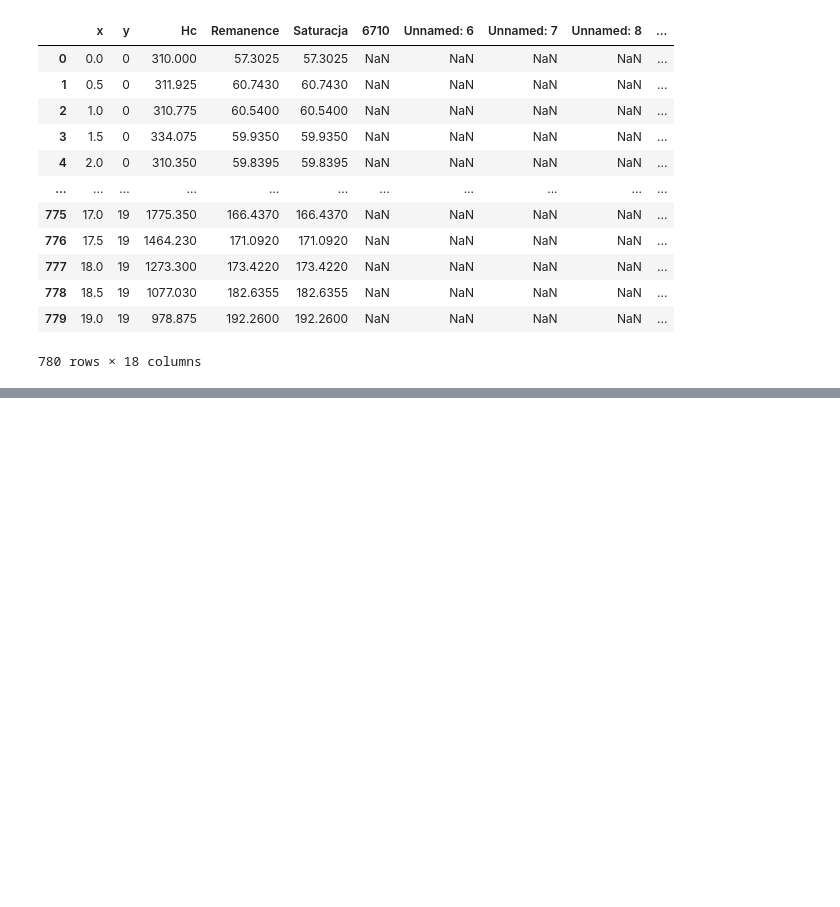
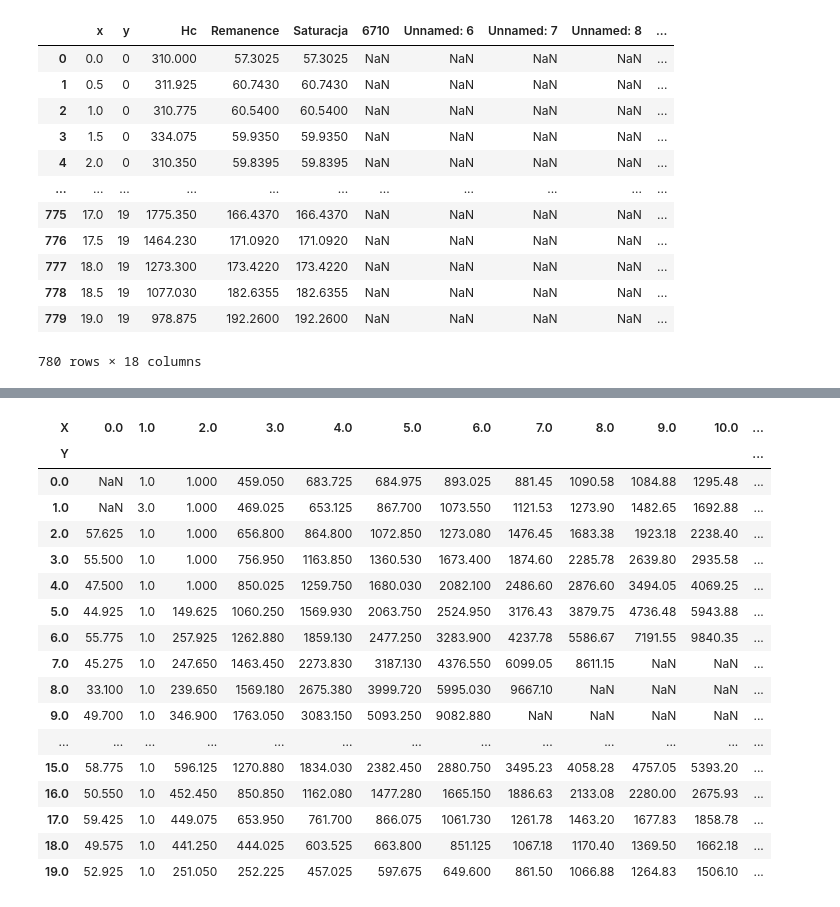
Before and after one commit to LukaszFrackowiak/PyHist, a Jupyter notebook: Pyhist.ipynb, the cells around one changed output, grey strips where cells are left out. Saved outputs shown, nothing was run; the diff lists cells and outputs as text; code cells hidden in the pictures; blank space fills up the shorter version.

```diff
--- a/Pyhist.ipynb
+++ b/Pyhist.ipynb
@@ -430,5 +433,13 @@ def df_reshape(lista):
     df = df.pivot(index='X', columns='Y', values='Z')
     return df
 # %%
-coercive6810 = df_reshape(lista6810.iloc[:,:3])
+coercive6810 = df_reshape(lista6810[['x','y','Hc']])
+remanence6810=df_reshape(lista6810[['x','y','Remanence']])
+saturation6810=df_reshape(lista6810[['x','y','Saturacja']])
+mr_to_ms6810=df_reshape(lista6810[['x','y','mr_to_ms']])
+
+coercive5776 = df_reshape(lista5776[['x','y','Hc']]).transpose()
+remanence5776=df_reshape(lista5776[['x','y','Remanence']]).transpose()
+saturation5776=df_reshape(lista5776[['x','y','Saturation']]).transpose()
+mr_to_ms5776=df_reshape(lista5776[['x','y','mr_to_ms']]).transpose()
 # %%
@@ -454,0 +459,13 @@ coercive6810
+# %%
+b6810 = pd.read_excel('b6810.xlsx', header=None)
+b5776 = pd.read_excel('b5776.xlsx',header=None)
+# %%
+for i in np.arange(len(b6810.index)):
+    for j in np.arange(len(b6810.columns)):
+        b6810.iloc[i,j] = -1 if b6810.iloc[i,j] < 0 else 1
+        coercive6810.iloc[i,j] = b6810.iloc[i,j]*coercive6810.iloc[i,j]
+# %%
+for i in np.arange(len(b5776.index)):
+    for j in np.arange(len(b5776.columns)):
+        b5776.iloc[i,j] = -1 if b5776.iloc[i,j] < 0 else 1
+        coercive5776.iloc[i,j] = b5776.iloc[i,j]*coercive5776.iloc[i,j]
@@ -454,0 +492,21 @@ coercive6810
+# %%
+coercive5776
+# %% [output]
+| X | 0.0 | 1.0 | 2.0 | 3.0 | 4.0 | 5.0 | 6.0 | 7.0 | 8.0 | 9.0 | 10.0 | ... |
+| Y |  |  |  |  |  |  |  |  |  |  |  | ... |
+| 0.0 | NaN | 1.0 | 1.000 | 459.050 | 683.725 | 684.975 | 893.025 | 881.45 | 1090.58 | 1084.88 | 1295.48 | ... |
+| 1.0 | NaN | 3.0 | 1.000 | 469.025 | 653.125 | 867.700 | 1073.550 | 1121.53 | 1273.90 | 1482.65 | 1692.88 | ... |
+| 2.0 | 57.625 | 1.0 | 1.000 | 656.800 | 864.800 | 1072.850 | 1273.080 | 1476.45 | 1683.38 | 1923.18 | 2238.40 | ... |
+| 3.0 | 55.500 | 1.0 | 1.000 | 756.950 | 1163.850 | 1360.530 | 1673.400 | 1874.60 | 2285.78 | 2639.80 | 2935.58 | ... |
+| 4.0 | 47.500 | 1.0 | 1.000 | 850.025 | 1259.750 | 1680.030 | 2082.100 | 2486.60 | 2876.60 | 3494.05 | 4069.25 | ... |
+| 5.0 | 44.925 | 1.0 | 149.625 | 1060.250 | 1569.930 | 2063.750 | 2524.950 | 3176.43 | 3879.75 | 4736.48 | 5943.88 | ... |
+| 6.0 | 55.775 | 1.0 | 257.925 | 1262.880 | 1859.130 | 2477.250 | 3283.900 | 4237.78 | 5586.67 | 7191.55 | 9840.35 | ... |
+| 7.0 | 45.275 | 1.0 | 247.650 | 1463.450 | 2273.830 | 3187.130 | 4376.550 | 6099.05 | 8611.15 | NaN | NaN | ... |
+| 8.0 | 33.100 | 1.0 | 239.650 | 1569.180 | 2675.380 | 3999.720 | 5995.030 | 9667.10 | NaN | NaN | NaN | ... |
+| 9.0 | 49.700 | 1.0 | 346.900 | 1763.050 | 3083.150 | 5093.250 | 9082.880 | NaN | NaN | NaN | NaN | ... |
+| ... | ... | ... | ... | ... | ... | ... | ... | ... | ... | ... | ... | ... |
+| 15.0 | 58.775 | 1.0 | 596.125 | 1270.880 | 1834.030 | 2382.450 | 2880.750 | 3495.23 | 4058.28 | 4757.05 | 5393.20 | ... |
+| 16.0 | 50.550 | 1.0 | 452.450 | 850.850 | 1162.080 | 1477.280 | 1665.150 | 1886.63 | 2133.08 | 2280.00 | 2675.93 | ... |
+| 17.0 | 59.425 | 1.0 | 449.075 | 653.950 | 761.700 | 866.075 | 1061.730 | 1261.78 | 1463.20 | 1677.83 | 1858.78 | ... |
+| 18.0 | 49.575 | 1.0 | 441.250 | 444.025 | 603.525 | 663.800 | 851.125 | 1067.18 | 1170.40 | 1369.50 | 1662.18 | ... |
+| 19.0 | 52.925 | 1.0 | 251.050 | 252.225 | 457.025 | 597.675 | 649.600 | 861.50 | 1066.88 | 1264.83 | 1506.10 | ... |
```
Also changed, not shown: parts of 6 cells of this notebook.
